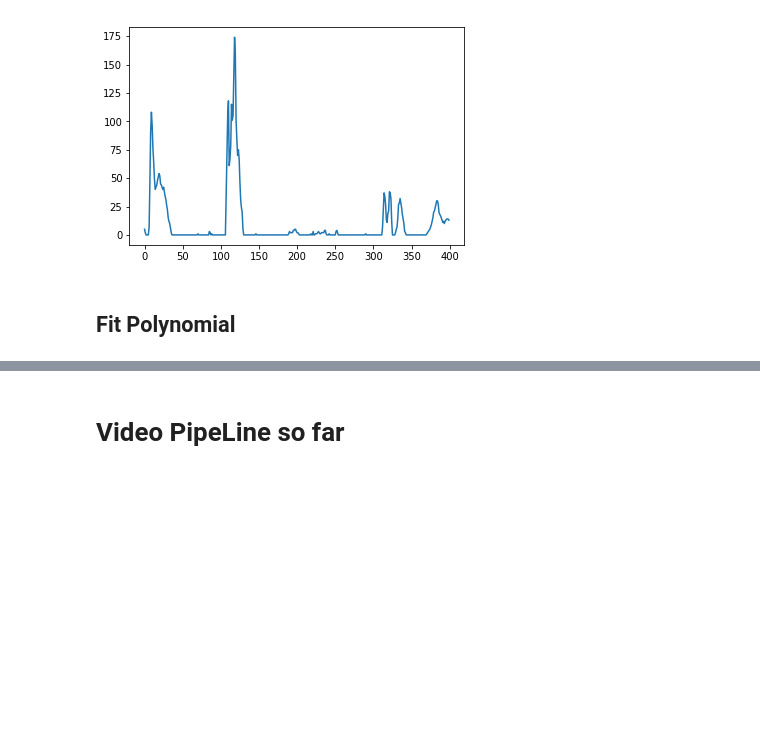
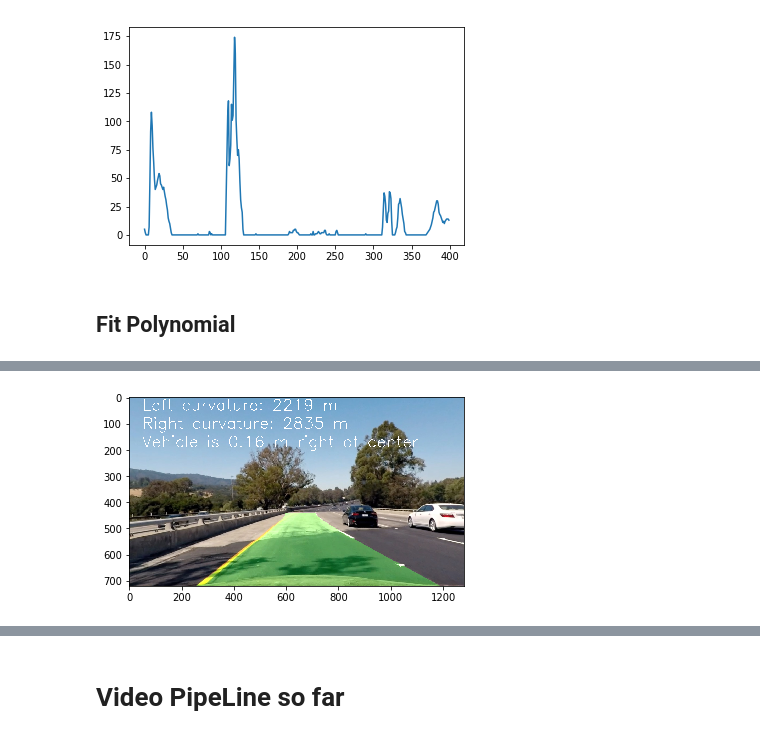
Before and after one commit to alexpm94/CarND-Advanced-Lane-Lines, a Jupyter notebook: Project2.ipynb, the cells around one changed output, grey strips where cells are left out. Cells and saved outputs as stored; diff of their text form; code cells hidden in the pictures; blank space fills up the shorter version.

```diff
--- a/Project2.ipynb
+++ b/Project2.ipynb
@@ -414,0 +331,83 @@ plt.imshow(out_img)
+# %%
+#Set badge of images
+def calculate_curverad(line_fit_m, y_max):
+    return ((1 + (2*line_fit_m[0]*y_max + line_fit_m[1])**2)**1.5) / np.absolute(2*line_fit_m[0])
+
+def get_distance(lefty,righty,left_fit_m,right_fit_m,img_shape):
+    y_eval_left = np.max(lefty)
+    y_eval_right = np.max(righty)
+
+    left_curverad = calculate_curverad(left_fit_m, y_eval_left)
+    right_curverad = calculate_curverad(right_fit_m, y_eval_right)
+
+    # Calculate vehicle center
+    xMax = img_shape[1]*xm_per_pix
+    yMax = img_shape[0]*ym_per_pix
+    vehicleCenter = xMax / 2
+    lineLeft = left_fit_m[0]*yMax**2 + left_fit_m[1]*yMax + left_fit_m[2]
+    lineRight = right_fit_m[0]*yMax**2 + right_fit_m[1]*yMax + right_fit_m[2]
+    lineMiddle = lineLeft + (lineRight - lineLeft)/2
+    diffFromVehicle = lineMiddle - vehicleCenter
+
+    return left_curverad,right_curverad,diffFromVehicle
+
+def draw_area(undist_test,left_fitx, right_fitx, ploty, left_curverad, right_curverad, diffFromVehicle):
+    # Create an image to draw the lines on
+    color_warp = np.zeros_like(img).astype(np.uint8)
+    # Recast the x and y points into usable format for cv2.fillPoly()
+    pts_left = np.array([np.transpose(np.vstack([400+left_fitx, 100+ploty]))])
+    pts_right = np.array([np.flipud(np.transpose(np.vstack([400+right_fitx, 100+ploty])))])
+    pts = np.hstack((pts_left, pts_right))
+
+    # Draw the lane onto the warped blank image
+    cv2.fillPoly(color_warp, np.int_([pts]), (0,255, 0))
+
+    src=np.float32([
+        [696,455],
+        [1038,675],
+        [280,675],
+        [588,455]])
+
+    dst=np.float32([
+        [700,350],
+        [700,700],
+        [500,700],
+        [500,350]])
+
+    Minv = cv2.getPerspectiveTransform(dst, src)
+
+    # Warp the blank back to original image space using inverse perspective matrix (Minv)
+    newwarp = cv2.warpPerspective(color_warp, Minv, (img.shape[1], img.shape[0]))
+    # Combine the result with the original image
+    result = cv2.addWeighted(undist_test, 1, newwarp, 0.3, 0)
+
+    if diffFromVehicle > 0:
+        message = '{:.2f} m right'.format(diffFromVehicle)
+    else:
+        message = '{:.2f} m left'.format(-diffFromVehicle)
+
+    # Draw info
+    font = cv2.FONT_HERSHEY_SIMPLEX
+    fontScale=2
+    fontColor = (255, 255, 255)
+    cv2.putText(result, 'Left curvature: {:.0f} m'.format(left_curverad), (50, 50), font, fontScale, fontColor, 2)
+    cv2.putText(result, 'Right curvature: {:.0f} m'.format(right_curverad), (50, 120), font, fontScale, fontColor, 2)
+    cv2.putText(result, 'Vehicle is {} of center'.format(message), (50, 190), font, fontScale, fontColor, 2)
+
+    return result
+
+def pipeline_process(img_video):
+    undist_test = cv2.undistort(img_video, mtx, dist, None, mtx)
+    binary_img = thresholding(undist_test)
+    binary_warp = warp(binary_img,roi)
+    img_shape =  binary_warp.shape
+    leftx, lefty, rightx, righty, out_img = find_lane_pixels(binary_warp)
+    left_fitx, right_fitx, ploty, left_fit_m, right_fit_m, l_fit, r_fit = fit_poly(img_shape, leftx, lefty, rightx, righty)
+    left_curverad,right_curverad,diffFromVehicle = get_distance(lefty,righty,left_fit_m,right_fit_m,img_shape)
+    out_img = draw_area(undist_test,left_fitx, right_fitx, ploty, left_curverad, right_curverad, diffFromVehicle)
+    return out_img
+
+X1A = pipeline_process(image)
+
+plt.imshow(X1A)
+# %% [output]
@@ -414,0 +415 @@ plt.imshow(out_img)
+[figure, added]
```
Also changed, not shown: parts of 10 cells of this notebook.
